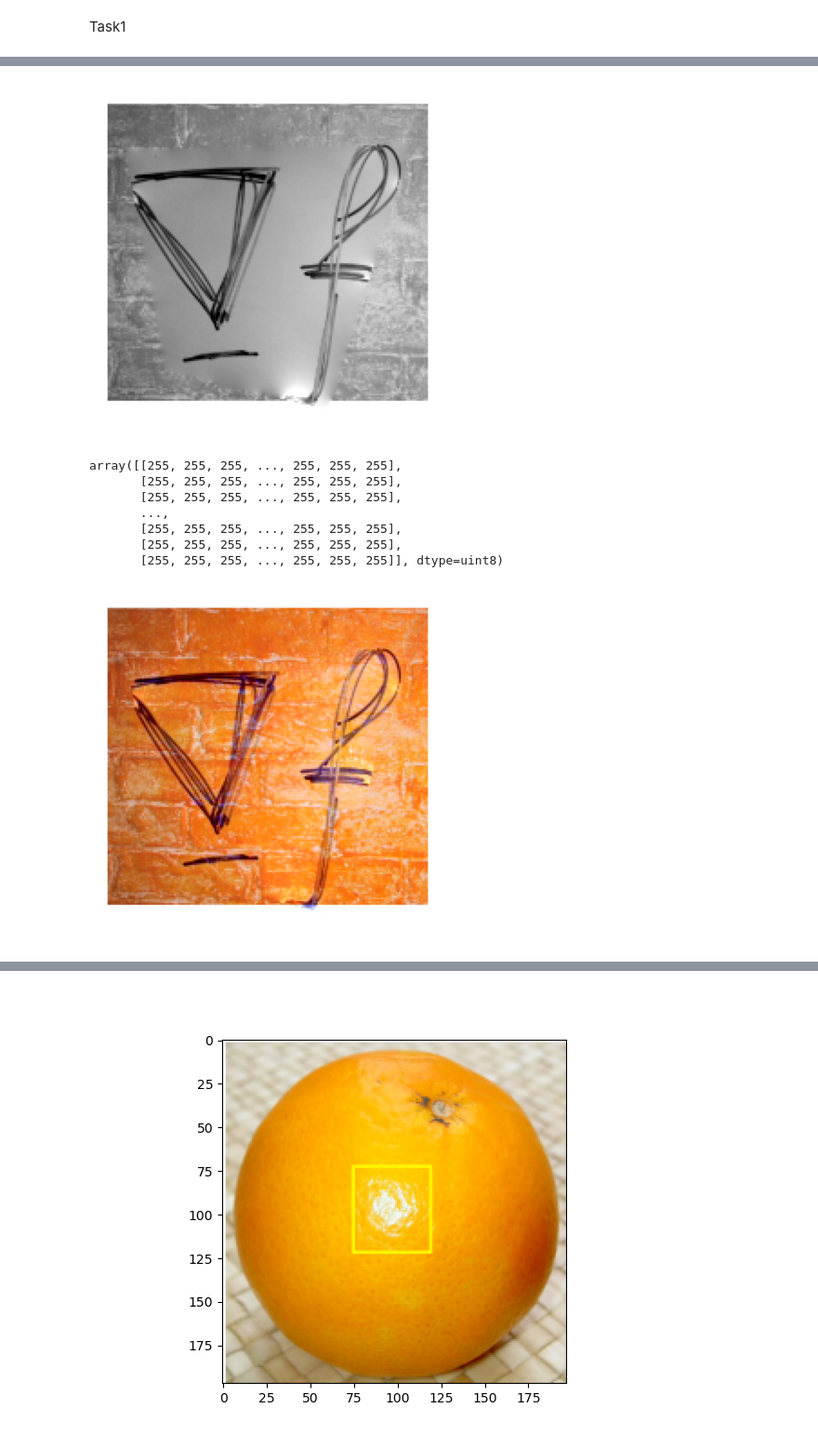
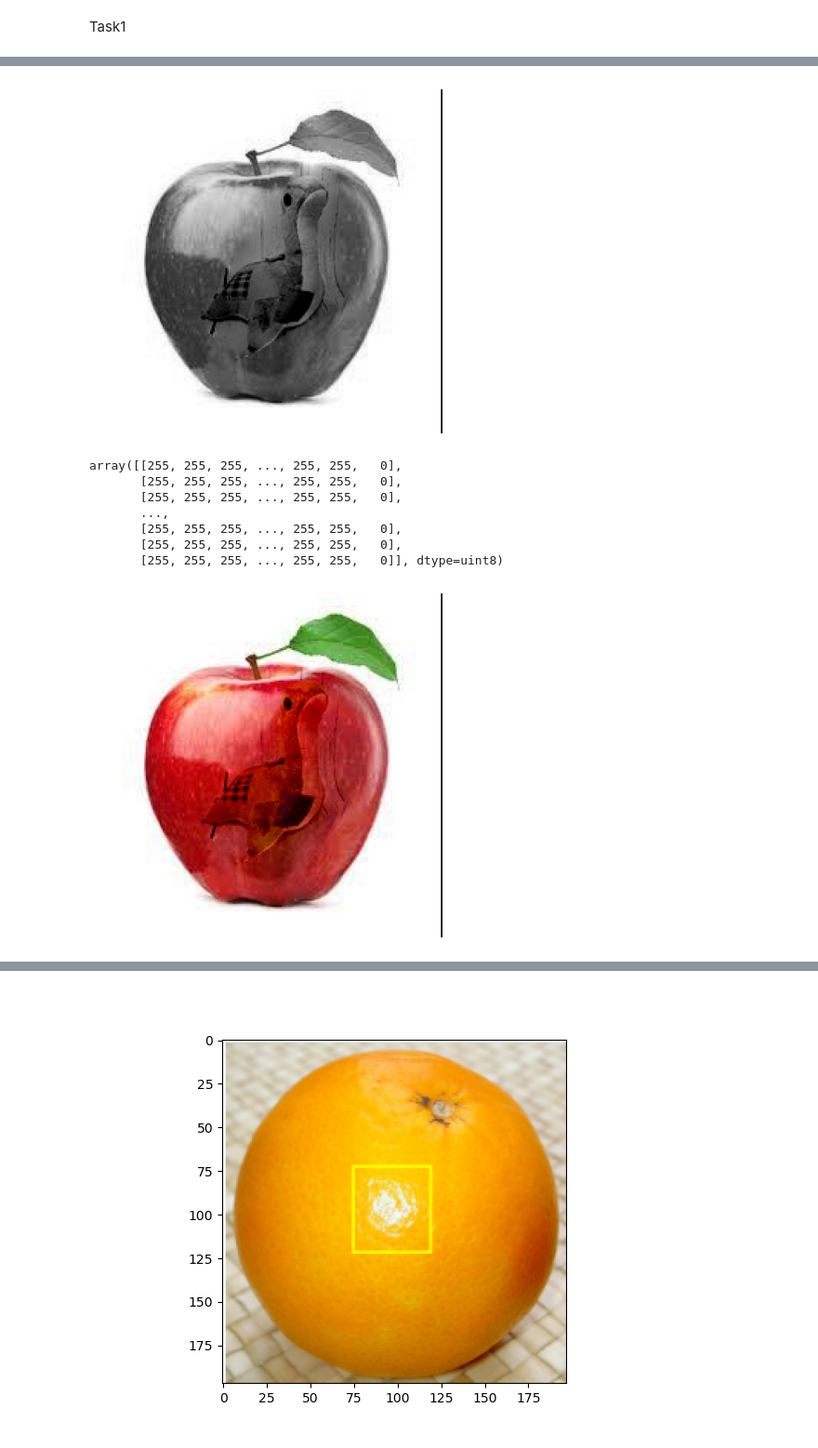
Before and after one commit to derkder/CGVI_CourseWork, a Jupyter notebook: ImageProcessing/Project/Main.ipynb, the cells around one changed output, grey strips where cells are left out. Shown at 93% size. Drawn from its saved outputs; the diff is of its cells as text; code cells hidden in the pictures.

```diff
--- a/ImageProcessing/Project/Main.ipynb
+++ b/ImageProcessing/Project/Main.ipynb
@@ -13,10 +13,10 @@ plt.style.use('default')
 # %% [markdown]
 Task1
 # %%
-#source_img_path = "InputImgs\\SrcImg.png"
-#target_img_path = "InputImgs\\DstImg.png"
-source_img_path = "InputImgs\\1.png"
-target_img_path = "InputImgs\\2.png"
+source_img_path = "InputImgs\\SrcImg.png"
+target_img_path = "InputImgs\\DstImg.png"
+#source_img_path = "InputImgs\\1.png"
+#target_img_path = "InputImgs\\2.png"
 source_img_grey = cv2.imread(source_img_path, cv2.IMREAD_GRAYSCALE)
 target_img_grey = cv2.imread(target_img_path, cv2.IMREAD_GRAYSCALE)
 source_img = cv2.imread(source_img_path, cv2.IMREAD_COLOR)
@@ -170,11 +170,11 @@ def seamless_cloning(source_img, target_img, mask, polygon, mode='importing'):
 seamless_cloning(source_img_array, target_img_array, mask, polygon, mode='importing')
 #seamless_cloning(source_img_array, target_img_array, mask, polygon, mode='mixing')
 # %% [output]
-[figure, old version]
+[figure, new version]
-array([[255, 255, 255, ..., 255, 255, 255],
-       [255, 255, 255, ..., 255, 255, 255],
-       [255, 255, 255, ..., 255, 255, 255],
+array([[255, 255, 255, ..., 255, 255,   0],
+       [255, 255, 255, ..., 255, 255,   0],
+       [255, 255, 255, ..., 255, 255,   0],
        ...,
-       [255, 255, 255, ..., 255, 255, 255],
-       [255, 255, 255, ..., 255, 255, 255],
-       [255, 255, 255, ..., 255, 255, 255]], dtype=uint8)
+       [255, 255, 255, ..., 255, 255,   0],
+       [255, 255, 255, ..., 255, 255,   0],
+       [255, 255, 255, ..., 255, 255,   0]], dtype=uint8)
@@ -182,18 +208,19 @@ array([[255, 255, 255, ..., 255, 255, 255],
 from PIL import Image
 from scipy import signal, sparse
 import numpy as np
+import os
 from scipy.sparse.linalg import spsolve
 from matplotlib import pyplot as plt
 
 def compute_gradients(img_array):
     """Compute gradients of the image in four directions."""
     # 定义Sobel算子
-    sobel_x = np.array([[-1, 0, 1], [-2, 0, 2], [-1, 0, 1]])  # 水平方向
-    sobel_y = np.array([[1, 2, 1], [0, 0, 0], [-1, -2, -1]])  # 垂直方向
+    sobel_x = np.array([[-1, 0, 1], [-1, 0, 1], [-1, 0, 1]])  # 水平方向
+    sobel_y = np.array([[1, 1, 1], [0, 0, 0], [-1, -1, -1]])  # 垂直方向
 
     # 自定义核以获取对角线方向的梯度
-    diag1_kernel = np.array([[1, 0, -1], [2, 0, -2], [1, 0, -1]])  # 对角线方向1
-    diag2_kernel = np.array([[-1, -2, -1], [0, 0, 0], [1, 2, 1]])  # 对角线方向2
+    diag1_kernel = np.array([[1, 0, -1], [1, 0, -1], [1, 0, -1]])  # 对角线方向1
+    diag2_kernel = np.array([[-1, -1, -1], [0, 0, 0], [1, 1, 1]])  # 对角线方向2
 
     # 计算四个方向的梯度
     gradient_x = cv2.filter2D(img_array, -1, sobel_x)
@@ -255,7 +282,12 @@ def seamless_cloning(source_img, target_img, mask, mode='importing'):
         A = sparse.lil_matrix((n_pixels, n_pixels))
         b = np.zeros(n_pixels)
         grads = []
-        kernel = [np.array([[0, -1, 1]]),np.array([[1, -1, 0]]), np.array([[0], [-1], [1]]), np.array([[1], [-1], [0]])] # 四个方向梯度的过滤器，分别为x正方向、x反方向、y正方向、y反方向，散度就是在同一个方向进行两次梯度计算
+        kernel = [
+            np.array([[0, -1, 1]]),  # Horizontal edge detection (left to right)
+            np.array([[1, -1, 0]]),  # Horizontal edge detection (right to left)
+            np.array([[0], [-1], [1]]),  # Vertical edge detection (top to bottom)
+            np.array([[1], [-1], [0]])   # Vertical edge detection (bottom to top)
+        ]
 
         # # +
         # # 对 source_channel 和 target_channel 应用这个函数
@@ -267,14 +299,38 @@ def seamless_cloning(source_img, target_img, mask, mode='importing'):
         # grads.append(np.where(np.abs(srcGrady) > np.abs(dstGrady), srcGrady, dstGrady))
         # grads.append(np.where(np.abs(srcGraddiag1) > np.abs(dstGraddiag1), srcGraddiag1, dstGraddiag1))
         # grads.append(np.where(np.abs(srcGraddiag2) > np.abs(dstGraddiag2), srcGraddiag2, dstGraddiag2))
+        # #指定要保存文件的路径
+        # file_path = "output//file2.txt"
 
-        # 四个方向的梯度求和
-        divergence = np.sum(grads, axis=0)
+        # # 检查目录是否存在，如果不存在，则创建
+        # directory = os.path.dirname(file_path)
+        # if not os.path.exists(directory):
+        #     os.makedirs(directory)
+
+        # # 打开文件并写入数据
+        # with open(file_path, 'w') as file:
+        #     for i, grad in enumerate(grads):
+        #         # 将每个梯度数组转换为字符串格式
+        #         grad_str = np.array2string(grad, separator=', ', threshold=np.inf, max_line_width=np.inf)
+        #         file.write(f"Gradient {i}:\n{grad_str}\n\n")
+
+        # print("Gradients saved to file.")
+        # print(grads)
+
+        #四个方向的梯度求和
+        #divergence = np.sum(grads, axis=0)
 
         for i in range(4):
-            srcGrad = cv2.filter2D(np.float64(source_channel), -1, kernel[i])
-            dstGrad = cv2.filter2D(np.float64(target_channel), -1, kernel[i])
+            #srcGrad = cv2.filter2D(np.float64(source_channel), -1, kernel[i])
+            #dstGrad = cv2.filter2D(np.float64(target_channel), -1, kernel[i])
+
+            srcGrad = signal.convolve2d(source_channel, combined_matrices[i], mode='same', boundary='fill', fillvalue=0)
+            dstGrad = signal.convolve2d(target_channel, combined_matrices[i], mode='same', boundary='fill', fillvalue=0)
+
             grads.append(np.where(np.abs(srcGrad) > np.abs(dstGrad), srcGrad, dstGrad)) # 哪个梯度大就取哪个
+
+        # 这里是和而不是选最大应该是因为虽然公式说是相等，但这个等式两边都是一阶导数，而你下面还是写的二阶导数，所以这里为了配合A，也要
+        # 通过累加和A对应
         divergence = np.sum(grads, axis=0) # 四个梯度求和，即两个散度求和，得到最终的散度
 
         for i, (row, col) in enumerate(idx):
@@ -298,34 +354,34 @@ def seamless_cloning(source_img, target_img, mask, mode='importing'):
                         j = np.argwhere((idx == neighbor).all(axis=1))
                         if j.size > 0:
                             A[i, j[0][0]] = -1
                     else:
                         b[i] += target_channel[neighbor]
 
         # Solve linear system
         solution = spsolve(A.tocsr(), b)
 
         # Fill in the cloned image
         channel_cloned = target_channel.copy()
         for (row, col), value in zip(idx, solution):
             channel_cloned[row, col] = np.clip(value, 0, 255)
         cloned_img[:,:,channel] = channel_cloned
 
     return cloned_img
 
 source_img = cv2.imread(source_img_path, cv2.IMREAD_COLOR)
 target_img = cv2.imread(target_img_path, cv2.IMREAD_COLOR)
 
 
 # 使用导入梯度
 #result = seamless_cloning(source_img, target_img, mask.astype(bool), mode='importing')
 result = seamless_cloning(source_img, target_img, mask.astype(bool), mode='mixing')
 
 # 展示结果
 plt.imshow(cv2.cvtColor(result, cv2.COLOR_BGR2RGB))
 plt.axis('off')
 plt.show()
 # %% [output]
-[figure, old version]
+[figure, new version]
 # %%
 %matplotlib widget
 # 应用纹理平坦化
```
Also changed, not shown: parts of 5 cells of this notebook, 2 other files.
